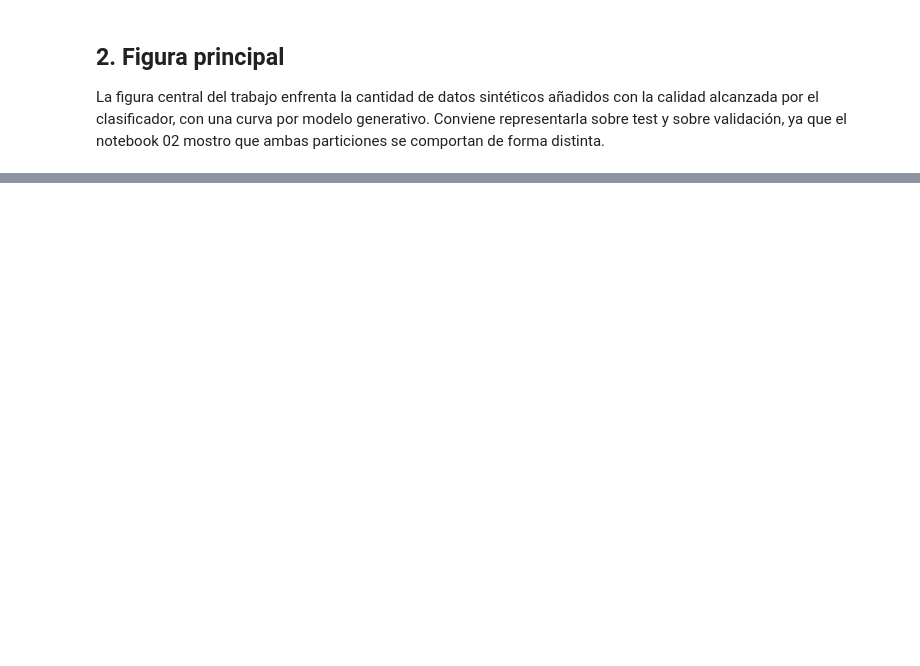
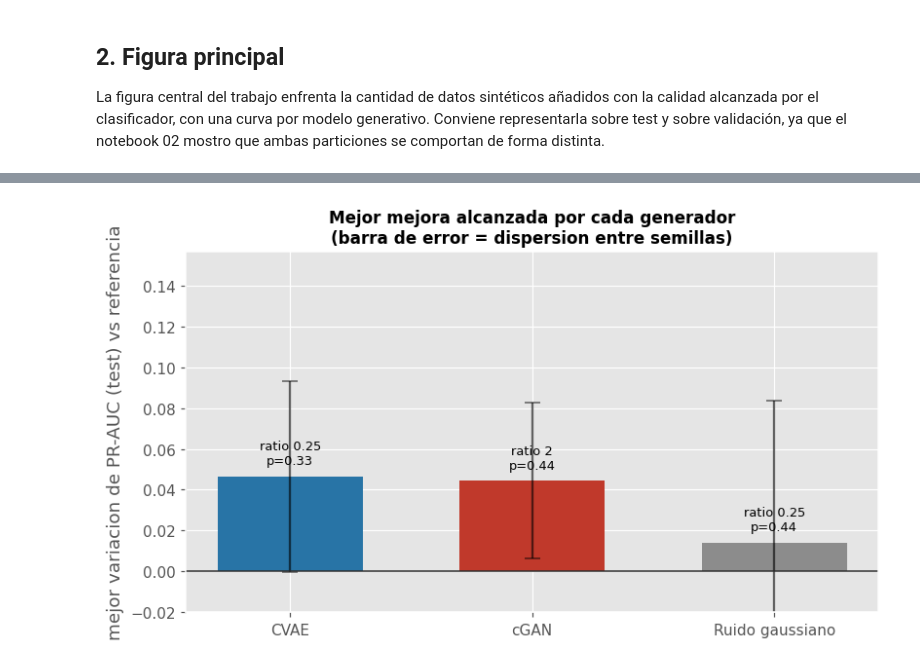
Before and after one commit to raulrodriguezlr/B5-T1, a Jupyter notebook: notebooks/07_comparativa_final.ipynb, the cells around one changed output, grey strips where cells are left out. Saved outputs shown, nothing was run; the diff lists cells and outputs as text; code cells hidden in the pictures; blank space fills up the shorter version.

```diff
--- a/notebooks/07_comparativa_final.ipynb
+++ b/notebooks/07_comparativa_final.ipynb
@@ -165,0 +358,40 @@ entre semillas.
+# %%
+# Mejor mejora de PR-AUC (test) de cada generador, con la dispersion entre
+# semillas como barra de error.
+ruta_comp = os.path.join(config.DIR_TABLAS, "comparativa_final.csv")
+if os.path.exists(ruta_comp):
+    comparativa = pd.read_csv(ruta_comp)
+else:
+    comparativa = pd.DataFrame([
+        {"modelo": "Ruido gaussiano", "ratio del mejor": 0.25, "variacion": 0.041785,
+         "p": 0.186003, "desviacion entre semillas": 0.055980},
+        {"modelo": "CVAE", "ratio del mejor": 0.25, "variacion": 0.032058,
+         "p": 0.385072, "desviacion entre semillas": 0.064250},
+        {"modelo": "Diffusion", "ratio del mejor": 0.25, "variacion": 0.028914,
+         "p": 0.214737, "desviacion entre semillas": 0.060334},
+        {"modelo": "cGAN", "ratio del mejor": 0.0, "variacion": 0.0,
+         "p": float("nan"), "desviacion entre semillas": 0.094420},
+    ])
+
+disp2key = {v: k for k, v in config.NOMBRES_MODELO.items()}
+color_de = lambda n: config.COLORES_MODELO.get(disp2key.get(n, ""), "#777777")
+
+c = comparativa.sort_values("variacion", ascending=False).reset_index(drop=True)
+fig, ax = plt.subplots(figsize=(7.5, 4.3))
+x = np.arange(len(c))
+ax.bar(x, c["variacion"], color=[color_de(n) for n in c["modelo"]], width=0.6,
+       yerr=c["desviacion entre semillas"], capsize=5, error_kw=dict(alpha=0.6))
+ax.axhline(0, color="#2c2c2c", linewidth=1)
+for i, f in c.iterrows():
+    txt = f"ratio {f['ratio del mejor']:g}\np={f['p']:.2f}" if pd.notna(f["p"]) else "sin mejora"
+    ax.annotate(txt, (i, f["variacion"]), textcoords="offset points",
+                xytext=(0, 8 if f["variacion"] >= 0 else -22), ha="center", fontsize=8.5)
+ax.set_xticks(x); ax.set_xticklabels(c["modelo"])
+ax.set_ylabel("mejor variacion de PR-AUC (test) vs referencia")
+ax.set_title("Mejor mejora alcanzada por cada generador\n(barra de error = dispersion entre semillas)")
+ax.set_ylim(-0.02, max(0.14, c["variacion"].max() + 0.11))
+fig.tight_layout()
+graficos.guardar(fig, "07_mejora_por_modelo")
+plt.show()
+# %% [output]
+[figure, added]
```
Also changed, not shown: parts of 20 cells of this notebook, 7 other files.
